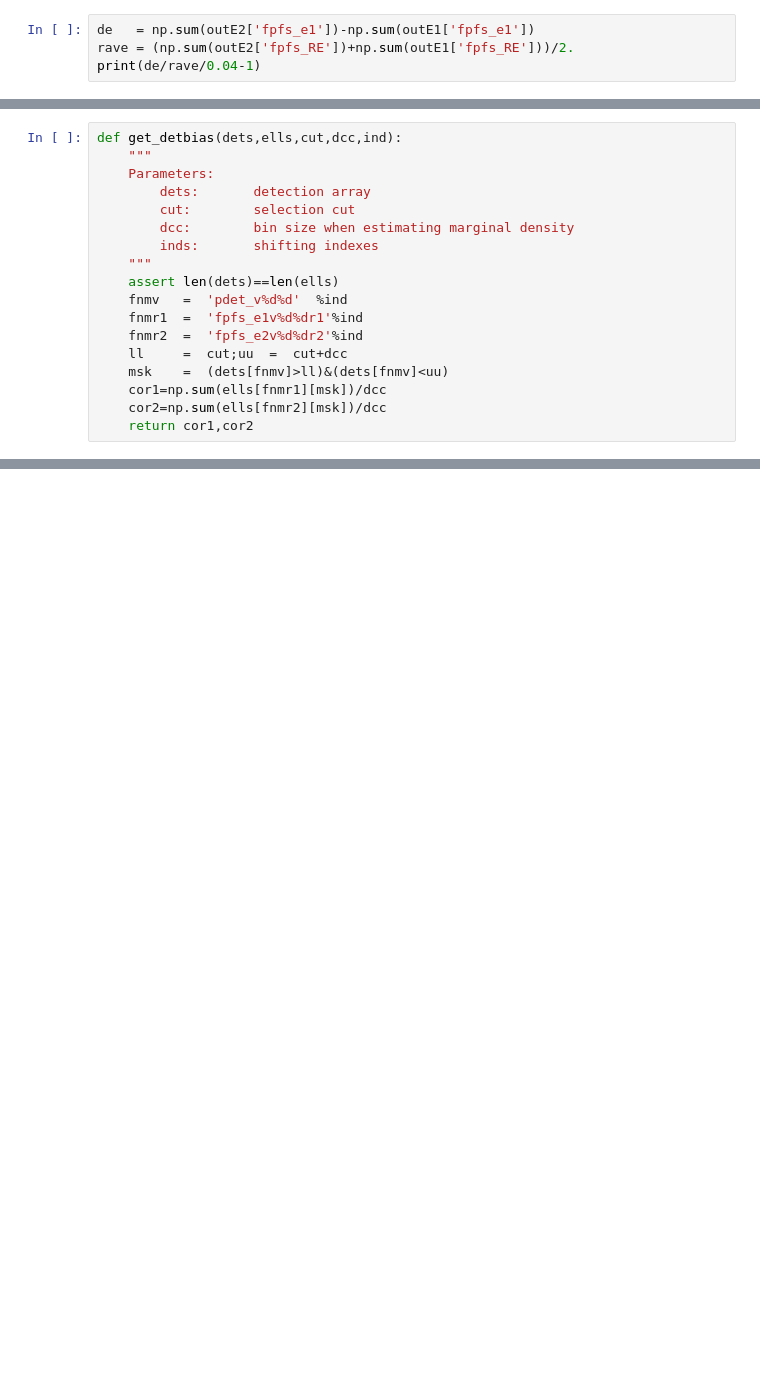
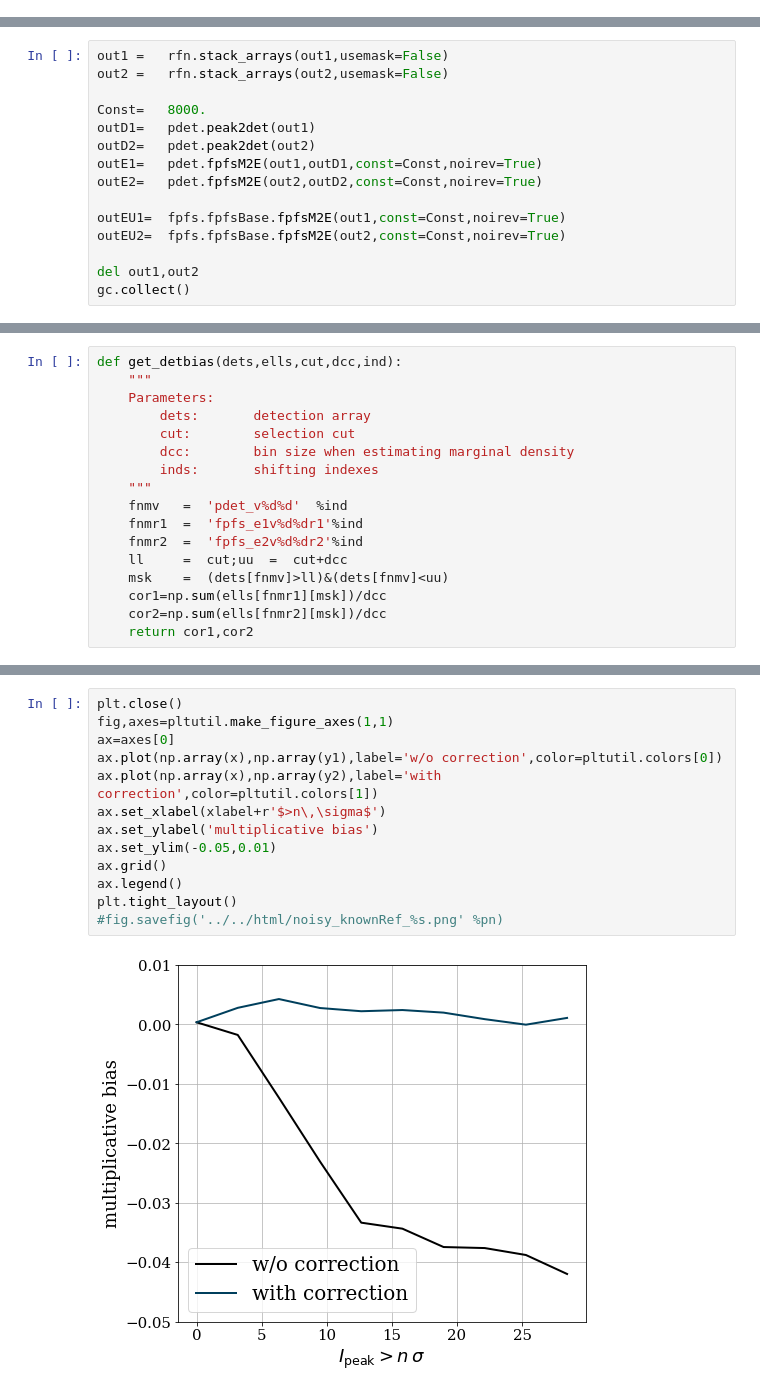
Before and after one commit to mr-superonion/FPFS_notebooks, a Jupyter notebook: ipynb/4_sheartest_noisy/1_shearEst_noisy_knownRef.ipynb, the cells around one changed output, grey strips where cells are left out. Drawn from its saved outputs; the diff is of its cells as text; blank space fills up the shorter version.

```diff
--- a/ipynb/4_sheartest_noisy/1_shearEst_noisy_knownRef.ipynb
+++ b/ipynb/4_sheartest_noisy/1_shearEst_noisy_knownRef.ipynb
@@ -35,4 +14,0 @@ gc.collect()
-# %%
-de   = np.sum(outE2['fpfs_e1'])-np.sum(outE1['fpfs_e1'])
-rave = (np.sum(outE2['fpfs_RE'])+np.sum(outE1['fpfs_RE']))/2.
-print(de/rave/0.04-1)
@@ -40,0 +24,15 @@ print(de/rave/0.04-1)
+# %%
+out1 =   rfn.stack_arrays(out1,usemask=False)
+out2 =   rfn.stack_arrays(out2,usemask=False)
+
+Const=   8000.
+outD1=   pdet.peak2det(out1)
+outD2=   pdet.peak2det(out2)
+outE1=   pdet.fpfsM2E(out1,outD1,const=Const,noirev=True)
+outE2=   pdet.fpfsM2E(out2,outD2,const=Const,noirev=True)
+
+outEU1=  fpfs.fpfsBase.fpfsM2E(out1,const=Const,noirev=True)
+outEU2=  fpfs.fpfsBase.fpfsM2E(out2,const=Const,noirev=True)
+
+del out1,out2
+gc.collect()
@@ -47,7 +47,6 @@ def get_detbias(dets,ells,cut,dcc,ind):
         dcc:        bin size when estimating marginal density
         inds:       shifting indexes
     """
-    assert len(dets)==len(ells)
     fnmv   =  'pdet_v%d%d'  %ind
     fnmr1  =  'fpfs_e1v%d%dr1'%ind
     fnmr2  =  'fpfs_e2v%d%dr2'%ind
@@ -95,0 +106,15 @@ gc.collect()
+# %%
+plt.close()
+fig,axes=pltutil.make_figure_axes(1,1)
+ax=axes[0]
+ax.plot(np.array(x),np.array(y1),label='w/o correction',color=pltutil.colors[0])
+ax.plot(np.array(x),np.array(y2),label='with correction',color=pltutil.colors[1])
+ax.set_xlabel(xlabel+r'$>n\,\sigma$')
+ax.set_ylabel('multiplicative bias')
+ax.set_ylim(-0.05,0.01)
+ax.grid()
+ax.legend()
+plt.tight_layout()
+#fig.savefig('../../html/noisy_knownRef_%s.png' %pn)
+# %% [output]
+[figure, added]
```
Also changed, not shown: parts of 10 cells of this notebook, 2 other files.
